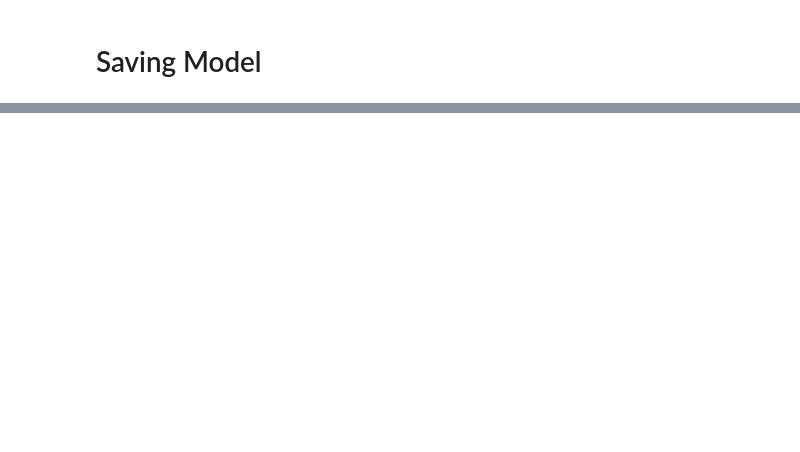
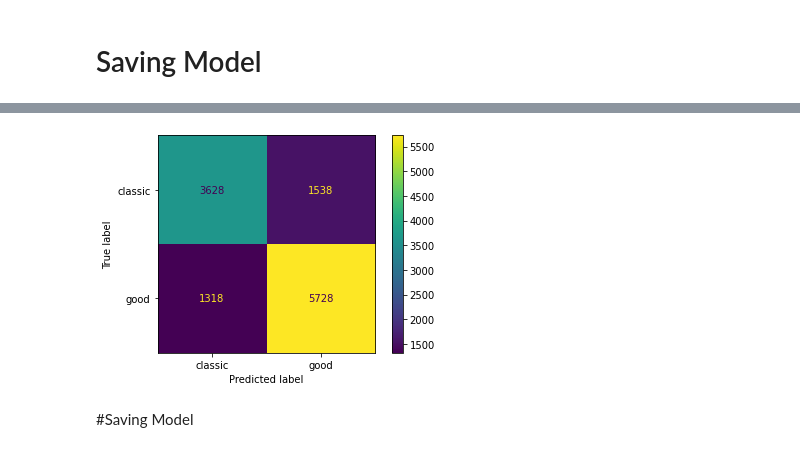
Before and after one commit to miatsivitse/Project-4, a Jupyter notebook: NeuralNetwork&RandomForest.ipynb, the cells around one changed output, grey strips where cells are left out. Drawn from its saved outputs; the diff is of its cells as text; code cells hidden in the pictures; blank space fills up the shorter version.

Commit message:
added rendom forest code

```diff
--- a/Model.ipynb
+++ b/NeuralNetwork&RandomForest.ipynb
@@ -74,11 +93,11 @@ def price_to_range(price):
     return 0
   elif (price >20) and (price <= 45):
     return 1
-  if (price >45) and (price <= 80):
+  elif (price >45) and (price <= 80):
     return 2
-  if (price >80) and (price <= 100):
+  elif (price >80) and (price <= 100):
     return 3
-  if (price >140) and (price <= 300):
+  elif (price >140) and (price <= 300):
     return 4
   else:
     return 5
@@ -295,0 +323,10 @@ nn.save('WineMLModel.h5')
+# %%
+from sklearn.ensemble import RandomForestClassifier
+from sklearn.metrics import accuracy_score
+
+# create and fit the model
+clf = RandomForestClassifier(random_state=42, n_estimators=100).fit(X_train_scaled, y_train)
+# Evaluate the model
+y_predict = clf.predict(X_test_scaled)
+score = accuracy_score(y_test,y_predict)
+score
@@ -295,0 +343,7 @@ nn.save('WineMLModel.h5')
+# %%
+y_true = y_test
+y_pred = clf.predict(X_test_scaled)
+cm = confusion_matrix(y_true, y_pred)
+# %%
+target_names=["classic","good"]
+print(classification_report(y_true, y_pred,target_names=target_names))
@@ -295,0 +359,10 @@ nn.save('WineMLModel.h5')
+# %%
+from sklearn.metrics import confusion_matrix,ConfusionMatrixDisplay
+import matplotlib.pyplot as plt
+disp=ConfusionMatrixDisplay(confusion_matrix=cm,display_labels=target_names)
+disp.plot()
+plt.show()
+# %% [output]
+[figure, added]
+# %% [markdown]
+#Saving Model
```
Also changed, not shown: parts of 11 cells of this notebook, 2 other files.
